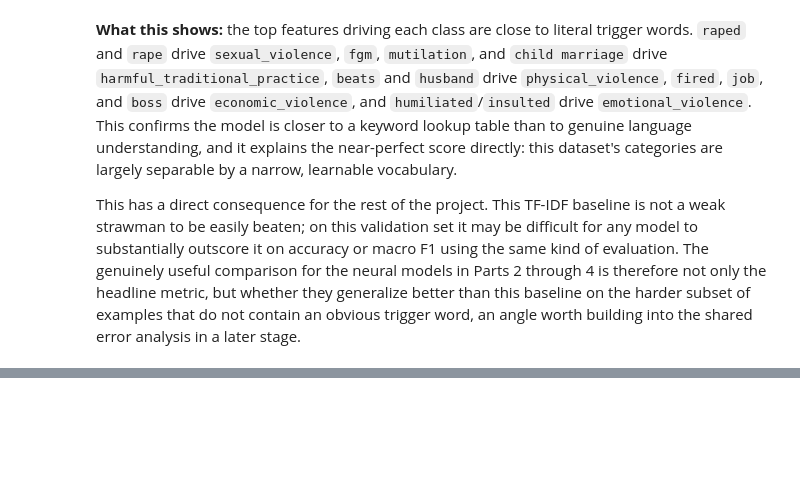
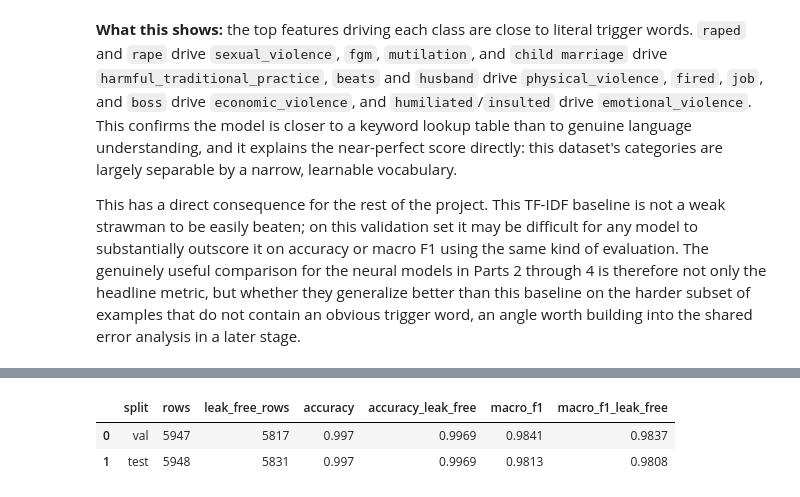
Before and after one commit to Ebi-Tech/NLP-and-Language-Technologies, a Jupyter notebook: notebooks/02_baseline_models.ipynb, the cells around one changed output, grey strips where cells are left out. Cells and saved outputs as stored; diff of their text form; code cells hidden in the pictures; blank space fills up the shorter version.

```diff
--- a/notebooks/02_baseline_models.ipynb
+++ b/notebooks/02_baseline_models.ipynb
@@ -95,0 +169,32 @@ This has a direct consequence for the rest of the project. This TF-IDF baseline
+# %%
+import pandas as pd
+from src.leakage import load_merged, leak_free_ids
+
+merged = load_merged()
+pipeline = final['pipeline']
+
+rows = []
+for name, data, keep_ids in [
+    ('val', val, leak_free_ids(merged, 'val')),
+    ('test', test, leak_free_ids(merged, 'test')),
+]:
+    preds = pipeline.predict(data['tweet_clean'])
+    y = data['label_id'].values
+    keep = data['Tweet_ID'].isin(keep_ids).values
+    all_rows = compute_metrics(y, preds)
+    clean_rows = compute_metrics(y[keep], preds[keep])
+    rows.append({
+        'split': name,
+        'rows': len(data),
+        'leak_free_rows': int(keep.sum()),
+        'accuracy': all_rows['accuracy'],
+        'accuracy_leak_free': clean_rows['accuracy'],
+        'macro_f1': all_rows['macro_f1'],
+        'macro_f1_leak_free': clean_rows['macro_f1'],
+    })
+
+pd.DataFrame(rows).round(4)
+# %% [output]
+|  | split | rows | leak_free_rows | accuracy | accuracy_leak_free | macro_f1 | macro_f1_leak_free |
+| 0 | val | 5947 | 5817 | 0.997 | 0.9969 | 0.9841 | 0.9837 |
+| 1 | test | 5948 | 5831 | 0.997 | 0.9969 | 0.9813 | 0.9808 |
```
Also changed, not shown: parts of 11 cells of this notebook, 11 other files.
